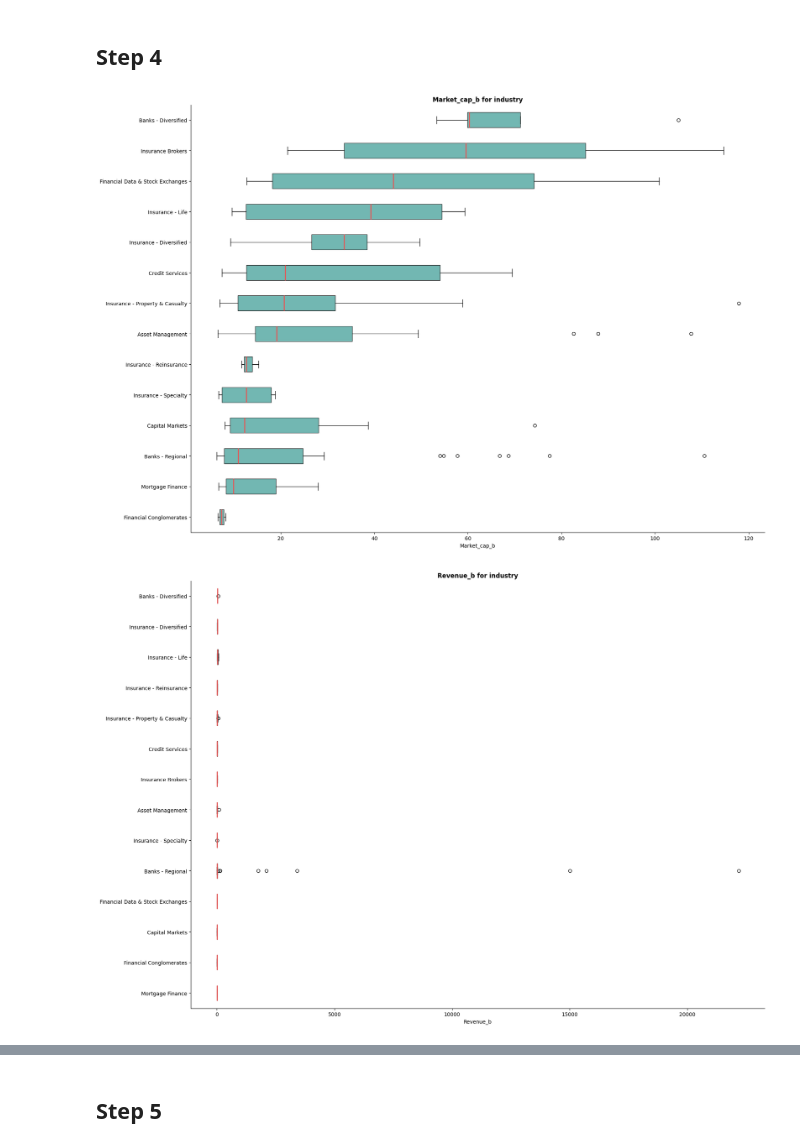
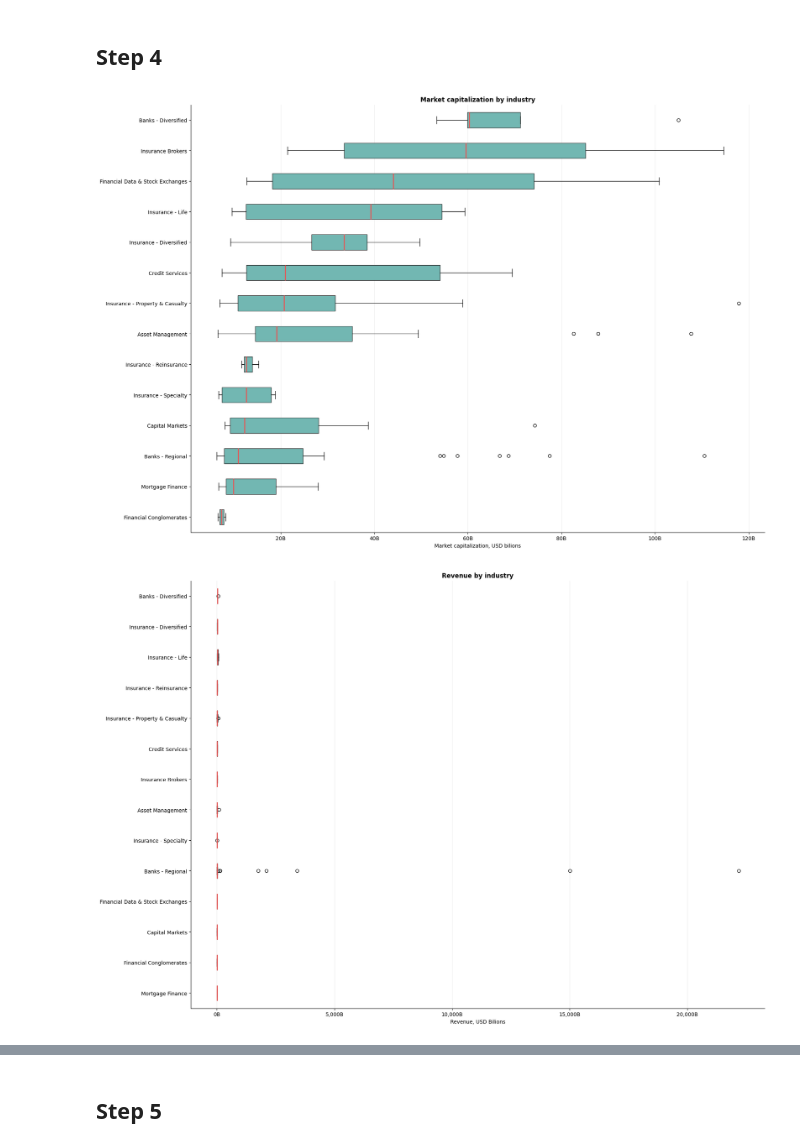
Before and after one commit to andreaisaia00/Andrea-Isaia-BDA2026, a Jupyter notebook: Homework1.ipynb, the cells around one changed output, grey strips where cells are left out. Cells and saved outputs as stored; diff of their text form; code cells hidden in the pictures.

```diff
--- a/Homework1.ipynb
+++ b/Homework1.ipynb
@@ -8,20 +8,25 @@ from matplotlib.ticker import FuncFormatter
 # %%
 df_raw = pd.read_csv("data/symbol_info_3-25.csv")
 
+# Make a copy of the original dataset with the codintions given at setp 0
 df = df_raw[
     (df_raw["is_etf"] == 0)&
     (df_raw["is_fund"] == 0)&
-    (df_raw["is_actively_trading"] == 1)&  # Make a copy of the original dataset imposing
-    (df_raw["market_cap"] > 0) &          # the conditions given at step 0
+    (df_raw["is_actively_trading"] == 1)&
+    (df_raw["market_cap"] > 0) &
     (df_raw["total_revenue"] > 0) &
     (df_raw["sector"] == 'Financial Services')
 ].copy()
 
 
+# Changing the scale of the variables
+df["market_cap_b"] = df["market_cap"] / 1e9
+df["revenue_b"] = df["total_revenue"] / 1e9
+df["profit_margin_pct"] = df["profit_margins"] * 100
 
-df["market_cap_b"] = df["market_cap"] / 1e9   # Changing the scale of the variables
-df["revenue_b"] = df["total_revenue"] / 1e9
+# Replacing infinite value with NA
 df = df.replace([np.inf, -np.inf], np.nan)
 
+# Choosing bold for all titles
 plt.rcParams["axes.titleweight"] = "bold"
 # %%
@@ -212,47 +234,66 @@ ax_beta.grid(axis="x",alpha = 0.25)
 # %% [markdown]
 ## Step 4
 # %%
-# For each attributes I create a sorted list of industry ordered by the
-# median of each atribute
+# Creating all the dictionaries that we will use inside the for loop for creating the four plots
+# Each dictionary referes to a different part for the plot
 industry = {"market_cap_b": 0,
             "revenue_b":0,
-            "profit_margins":0,
+            "profit_margin_pct":0,
             "beta":0
 }
 
 colors = {"market_cap_b": "#72B7B2",
           "revenue_b":"#4C78A8",
-          "profit_margins":"#b8b8b8",
+          "profit_margin_pct":"#b8b8b8",
           "beta":"#a00000"
 }
 
+xlabel = {"market_cap_b":"Market capitalization, USD bilions",
+          "revenue_b":"Revenue, USD Bilions",
+          "profit_margin_pct":"Profit margin (%)",
+          "beta":"Beta"
+}
 
+title = {"market_cap_b":"Market capitalization",
+          "revenue_b":"Revenue",
+          "profit_margin_pct":"Profit margin percentage",
+          "beta":"Beta"
+
+
+}
+
+# we add to the industry dictionary each list of industries ordered by the median for each attribute
 for att in industry.keys():
     industry[att] = (df_industry
-            .groupby("industry_clean")[att] # we add to the industry dictionary each list of industries
-            .median()                       # ordered by the median for each attribute
+            .groupby("industry_clean")[att]
+            .median()
             .sort_values(ascending=True)
             .index)
 
 box_data = {"market_cap_b":0,
             "revenue_b":0,
-            "profit_margins":0,
+            "profit_margin_pct":0,
             "beta":0}
 
+# For each key in the dictionary we have a list of elements for each industry. Each list contains
+# a value for each firm.
 for key in box_data.keys():
-      box_data[key] = [df_industry.loc[df_industry["industry_clean"] == ind ,key].values for ind in industry[key]] # Here we add to the dictionary a list of elements for each attributes
-      fig, ax = plt.subplots(figsize = (20,15))                                                                    # for each industry this becuase boxplot need a list of list to plot
-      ax.boxplot(                                                                                                  # different boxplots in the same graph. All is ordered by the median
+      box_data[key] = [df_industry.loc[df_industry["industry_clean"] == ind ,key].values for ind in industry[key]]
+      fig, ax = plt.subplots(figsize = (20,15))
+      ax.boxplot(
            box_data[key],
            tick_labels = industry[key],
            vert = False,
            patch_artist=True,                                               # Here we create our boxplots
            boxprops={"facecolor": colors[key], "edgecolor": "#333333"},
            medianprops={"color": "#E45756", "linewidth": 2}
       )
-      ax.set_title(key.capitalize()+" for industry")
-      ax.set_xlabel(key.capitalize())
+      ax.set_title(title[key]+" by industry")
+      ax.set_xlabel(xlabel[key])
+      ax.grid(axis="x",alpha = 0.25)
+      if key == "market_cap_b" or key == "revenue_b":
+          ax.xaxis.set_major_formatter(FuncFormatter(billions_formatter))
       clean_spines(ax)
 # %% [output]
-[figure, old version]
+[figure, new version]
-[figure, old version]
+[figure, new version]
```
Also changed, not shown: parts of 18 cells of this notebook.
